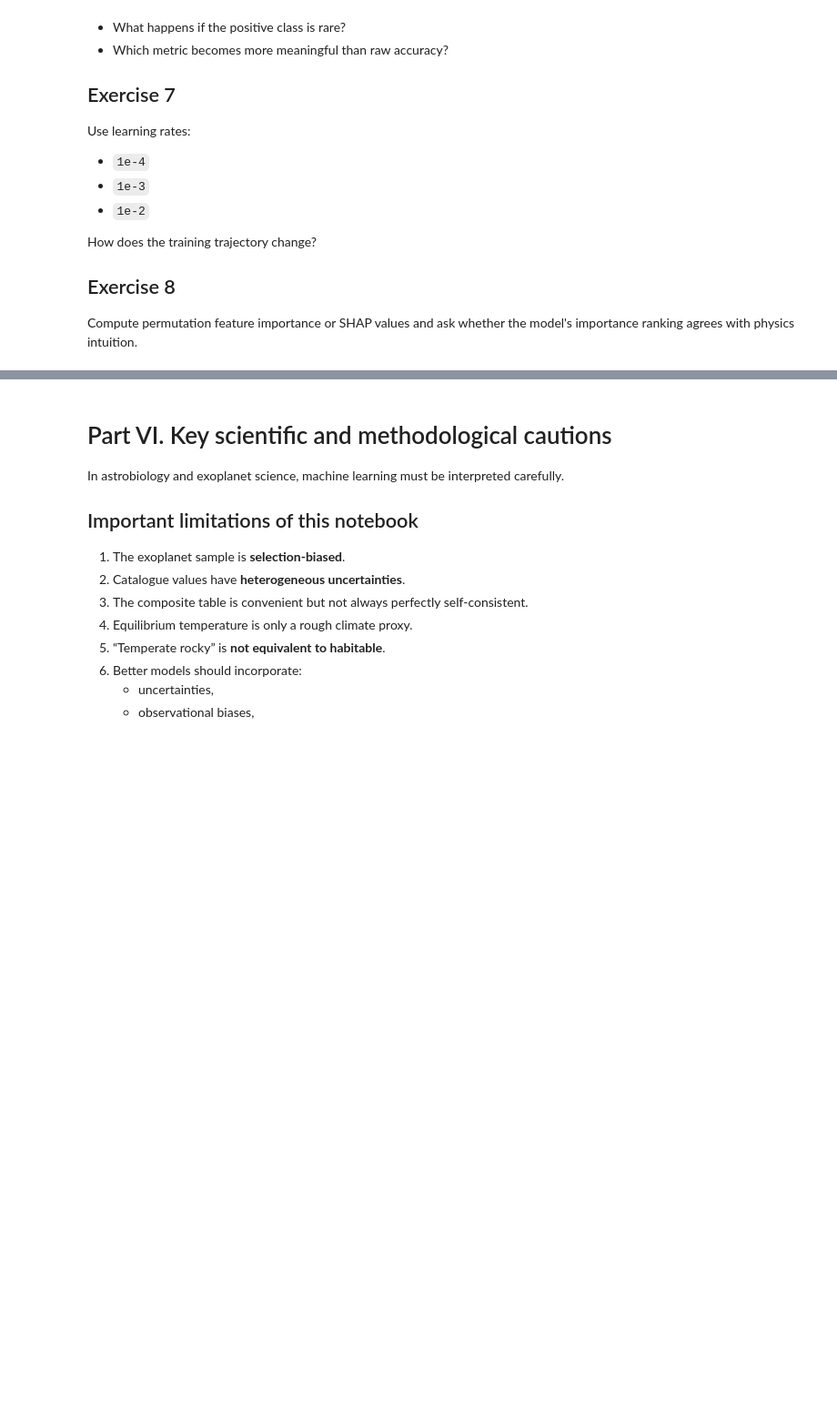
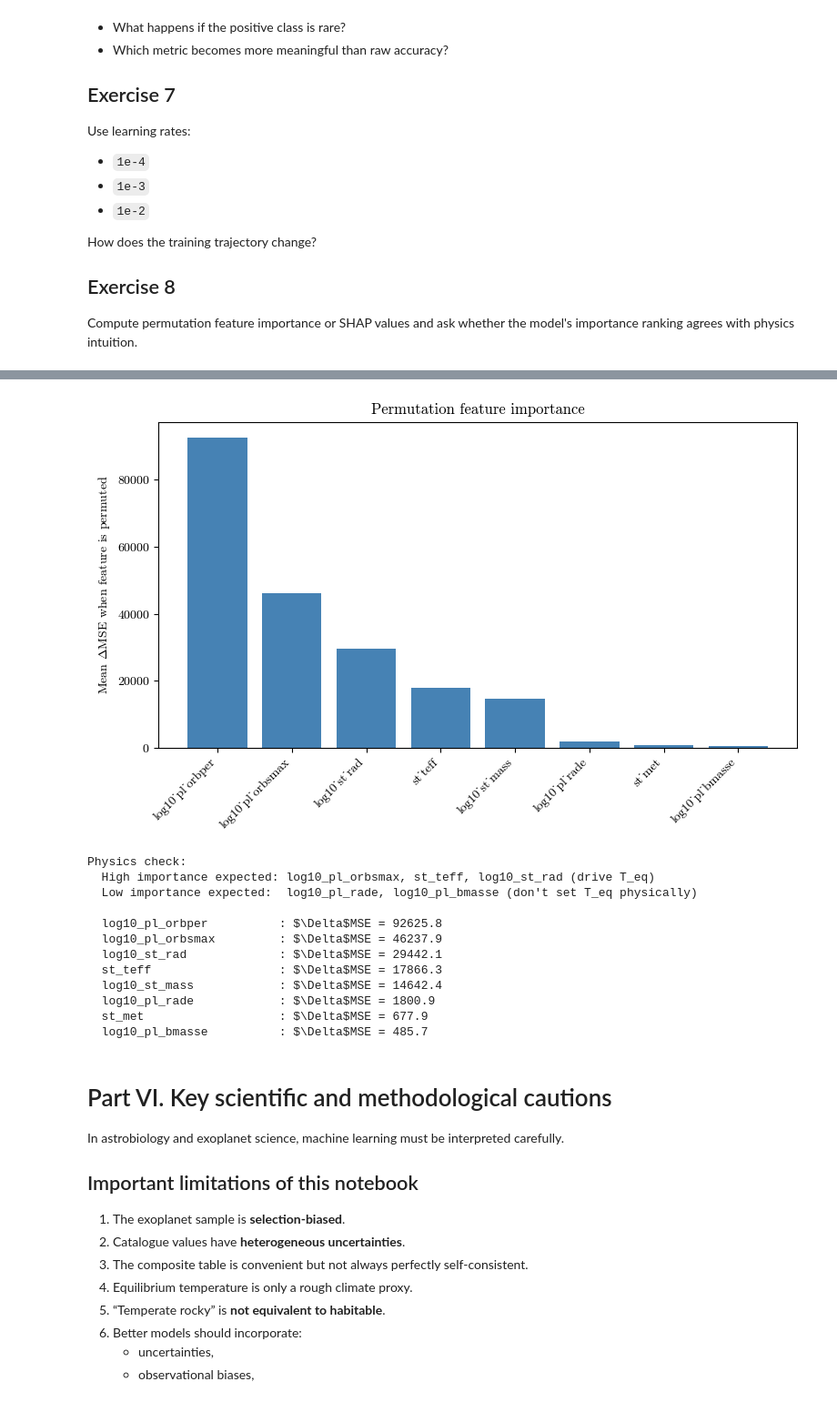
Before and after one commit to IsaacLP/Computational-Astrobiology, a Jupyter notebook: tutorials/3/computational_astrobiology_exoplanet_nn_gradient_descent.ipynb, the cells around one changed output, grey strips where cells are left out. Shown at 91% size. Cells and saved outputs as stored; diff of their text form; code cells hidden in the pictures; blank space fills up the shorter version.

```diff
--- a/tutorials/3/computational_astrobiology_exoplanet_nn_gradient_descent.ipynb
+++ b/tutorials/3/computational_astrobiology_exoplanet_nn_gradient_descent.ipynb
@@ -1218,3 +1562,52 @@ Compute permutation feature importance or SHAP values and ask whether the model'
+# %%
+def permutation_importance(model, X_tensor, y_tensor, loss_fn, n_repeats=10):
+    baseline_loader = DataLoader(TensorDataset(X_tensor, y_tensor), batch_size=256)
+    baseline_loss, _, _ = evaluate_regression(model, baseline_loader, loss_fn)
+    importances = []
+    for feat_idx in range(X_tensor.shape[1]):
+        scores = []
+        for _ in range(n_repeats):
+            X_perm = X_tensor.clone()
+            X_perm[:, feat_idx] = X_tensor[torch.randperm(X_tensor.shape[0]), feat_idx]
+            perm_loader = DataLoader(TensorDataset(X_perm, y_tensor), batch_size=256)
+            perm_loss, _, _ = evaluate_regression(model, perm_loader, loss_fn)
+            scores.append(perm_loss - baseline_loss)
+        importances.append(np.mean(scores))
+    return np.array(importances)
+
+best_model_fi = activation_runs["leaky_relu"][0]
+importances = permutation_importance(best_model_fi, X_test_t, y_test_t, nn.MSELoss(), n_repeats=10)
+
+idx_sorted = np.argsort(importances)[::-1]
+fig, ax = plt.subplots(figsize=(8, 5))
+ax.bar(range(len(model_features)), importances[idx_sorted], color="steelblue")
+ax.set_xticks(range(len(model_features)))
+ax.set_xticklabels([model_features[i] for i in idx_sorted], rotation=45, ha="right")
+ax.set_ylabel(r"Mean $\Delta$MSE when feature is permuted")
+ax.set_title("Permutation feature importance")
+plt.tight_layout()
+plt.show()
+
+print("Physics check:")
+print("  High importance expected: log10_pl_orbsmax, st_teff, log10_st_rad (drive T_eq)")
+print("  Low importance expected:  log10_pl_rade, log10_pl_bmasse (don't set T_eq physically)")
+print()
+for i in idx_sorted:
+    print(fr"  {model_features[i]:25s}: $\Delta$MSE = {importances[i]:.1f}")
+# %% [output]
+[figure, added]
+Physics check:
+  High importance expected: log10_pl_orbsmax, st_teff, log10_st_rad (drive T_eq)
+  Low importance expected:  log10_pl_rade, log10_pl_bmasse (don't set T_eq physically)
+
+  log10_pl_orbper          : $\Delta$MSE = 92625.8
+  log10_pl_orbsmax         : $\Delta$MSE = 46237.9
+  log10_st_rad             : $\Delta$MSE = 29442.1
+  st_teff                  : $\Delta$MSE = 17866.3
+  log10_st_mass            : $\Delta$MSE = 14642.4
+  log10_pl_rade            : $\Delta$MSE = 1800.9
+  st_met                   : $\Delta$MSE = 677.9
+  log10_pl_bmasse          : $\Delta$MSE = 485.7
 # %% [markdown]
 # Part VI. Key scientific and methodological cautions
 
```
Also changed, not shown: parts of 43 cells of this notebook, 1 other file.
